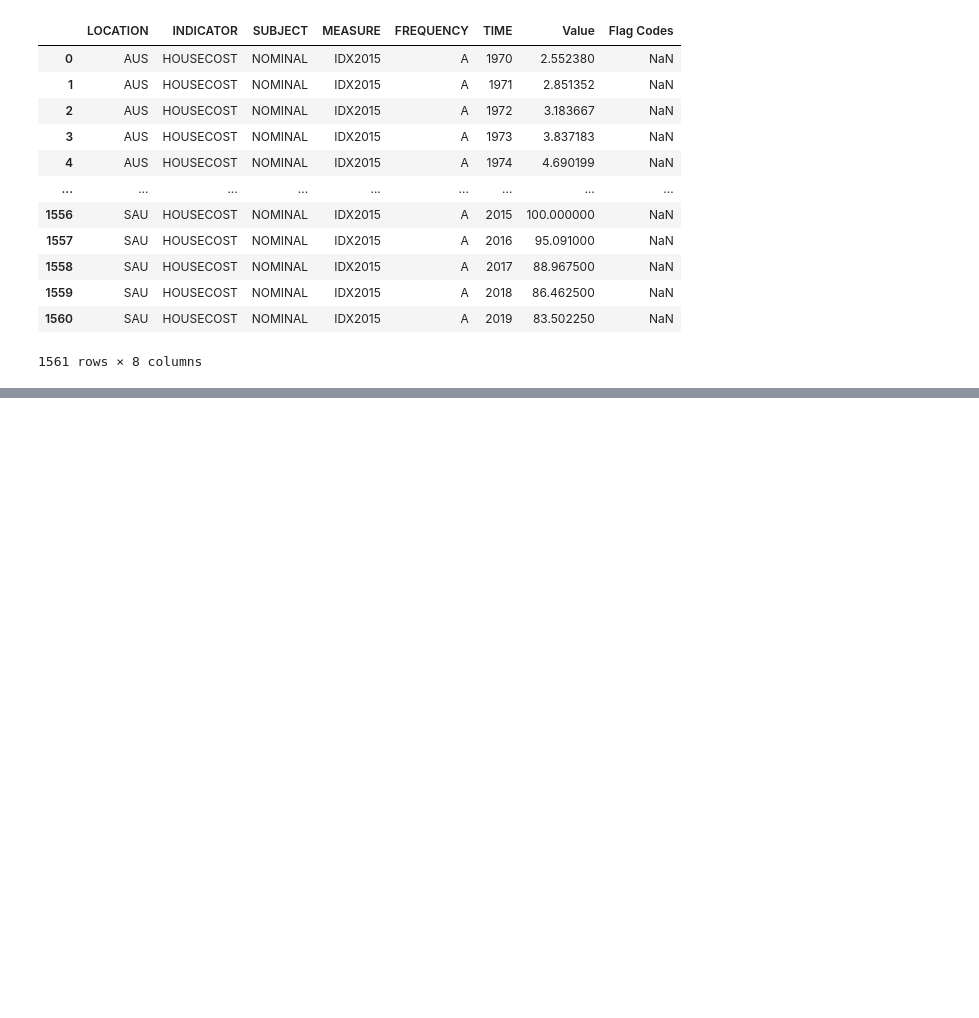
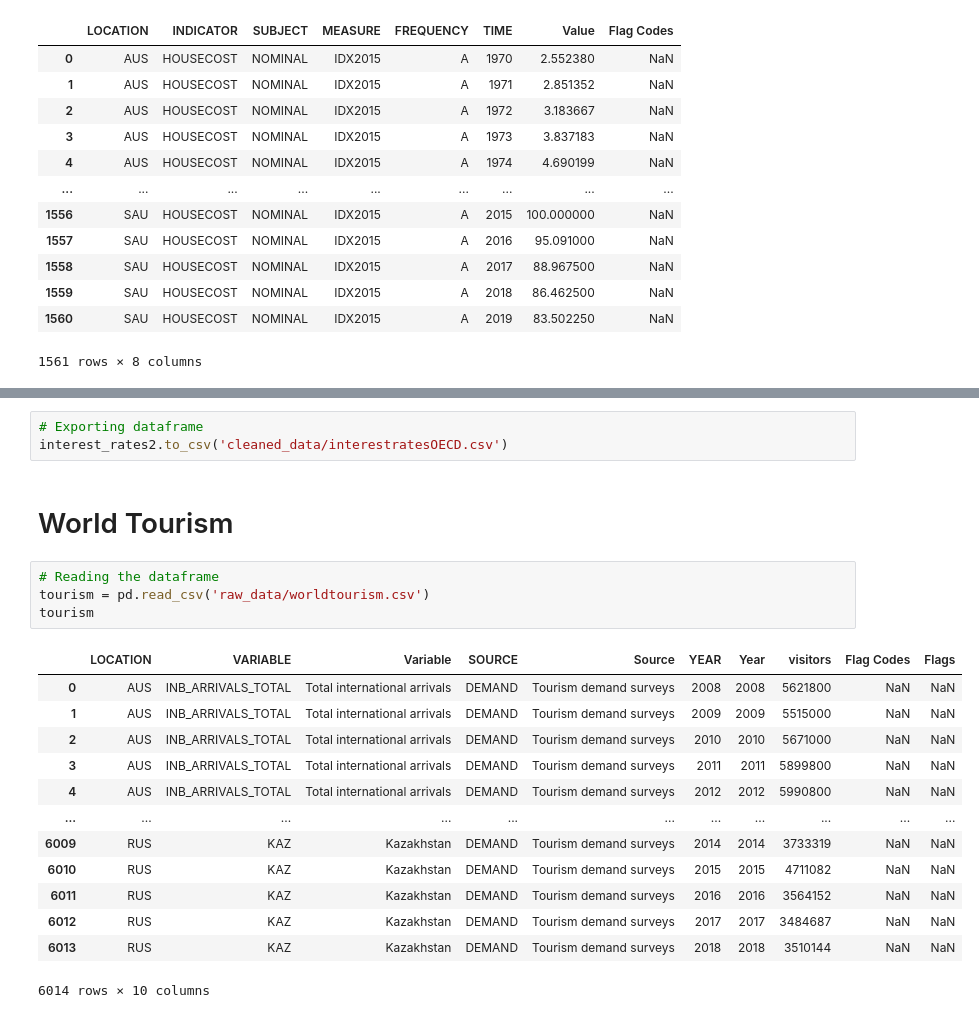
Before and after one commit to skumble27/final-project, a Jupyter notebook: dataextraction.ipynb, the cells around one changed output, grey strips where cells are left out. Cells and saved outputs as stored; diff of their text form; blank space fills up the shorter version.

```diff
--- a/dataextraction.ipynb
+++ b/dataextraction.ipynb
@@ -180,0 +465,23 @@ final_real_estate_data
+# %%
+# Exporting dataframe
+interest_rates2.to_csv('cleaned_data/interestratesOECD.csv')
+# %% [markdown]
+# World Tourism
+# %%
+# Reading the dataframe
+tourism = pd.read_csv('raw_data/worldtourism.csv')
+tourism
+# %% [output]
+|  | LOCATION | VARIABLE | Variable | SOURCE | Source | YEAR | Year | visitors | Flag Codes | Flags |
+| 0 | AUS | INB_ARRIVALS_TOTAL | Total international arrivals | DEMAND | Tourism demand surveys | 2008 | 2008 | 5621800 | NaN | NaN |
+| 1 | AUS | INB_ARRIVALS_TOTAL | Total international arrivals | DEMAND | Tourism demand surveys | 2009 | 2009 | 5515000 | NaN | NaN |
+| 2 | AUS | INB_ARRIVALS_TOTAL | Total international arrivals | DEMAND | Tourism demand surveys | 2010 | 2010 | 5671000 | NaN | NaN |
+| 3 | AUS | INB_ARRIVALS_TOTAL | Total international arrivals | DEMAND | Tourism demand surveys | 2011 | 2011 | 5899800 | NaN | NaN |
+| 4 | AUS | INB_ARRIVALS_TOTAL | Total international arrivals | DEMAND | Tourism demand surveys | 2012 | 2012 | 5990800 | NaN | NaN |
+| ... | ... | ... | ... | ... | ... | ... | ... | ... | ... | ... |
+| 6009 | RUS | KAZ | Kazakhstan | DEMAND | Tourism demand surveys | 2014 | 2014 | 3733319 | NaN | NaN |
+| 6010 | RUS | KAZ | Kazakhstan | DEMAND | Tourism demand surveys | 2015 | 2015 | 4711082 | NaN | NaN |
+| 6011 | RUS | KAZ | Kazakhstan | DEMAND | Tourism demand surveys | 2016 | 2016 | 3564152 | NaN | NaN |
+| 6012 | RUS | KAZ | Kazakhstan | DEMAND | Tourism demand surveys | 2017 | 2017 | 3484687 | NaN | NaN |
+| 6013 | RUS | KAZ | Kazakhstan | DEMAND | Tourism demand surveys | 2018 | 2018 | 3510144 | NaN | NaN |
+6014 rows × 10 columns
```
Also changed, not shown: parts of 33 cells of this notebook, 15 other files.
